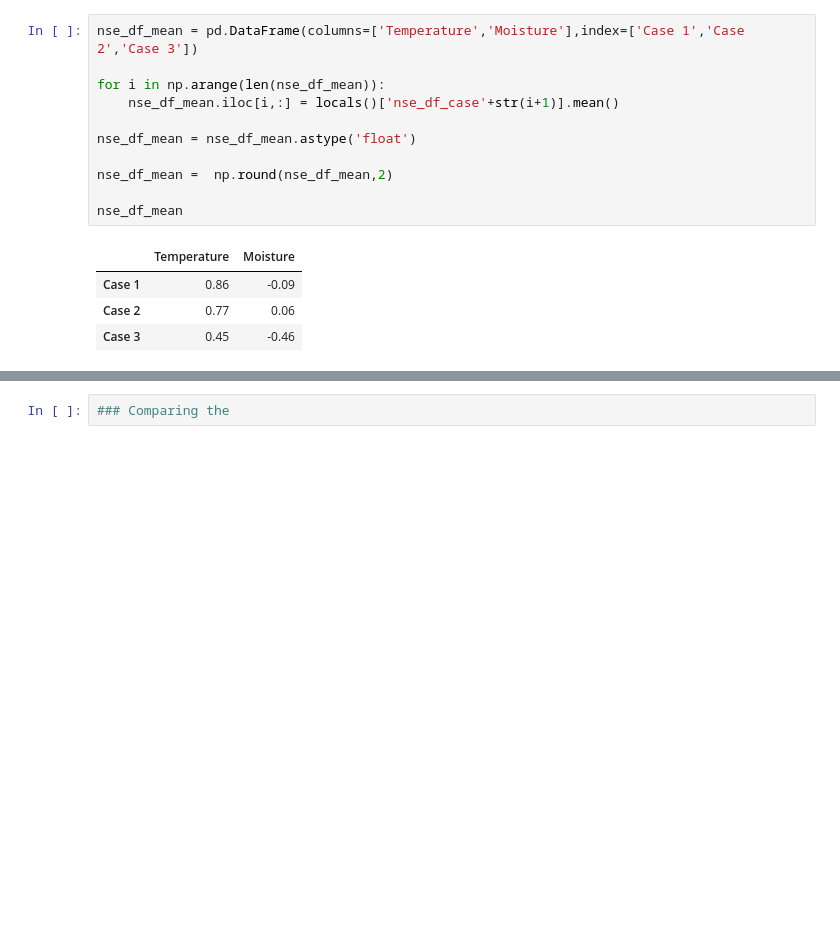
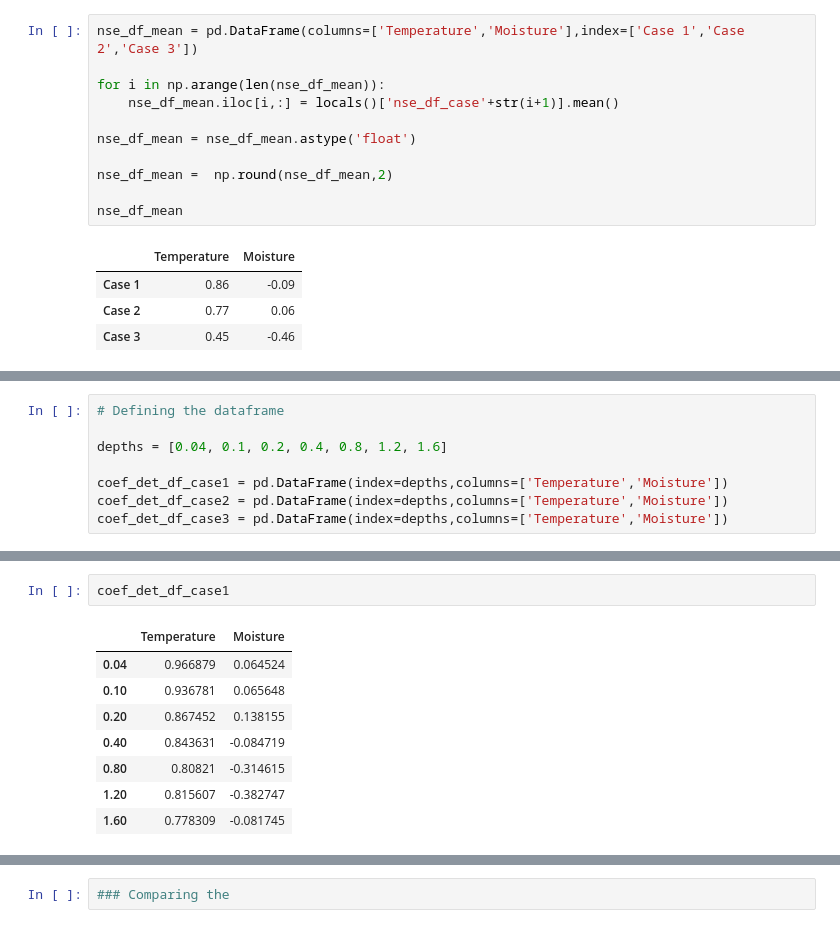
Before and after one commit to radhakrishnabl96/datamshapratirupa, a Jupyter notebook: 6_valid/Validation_output_analysis.ipynb, the cells around one changed output, grey strips where cells are left out. Drawn from its saved outputs; the diff is of its cells as text; blank space fills up the shorter version.

Commit message:
Figs and Tables for first article including codes

```diff
--- a/6_valid/Validation_output_analysis.ipynb
+++ b/6_valid/Validation_output_analysis.ipynb
@@ -686,0 +705,8 @@ nse_df_mean
+# %%
+# Defining the dataframe
+
+depths = [0.04, 0.1, 0.2, 0.4, 0.8, 1.2, 1.6]
+
+coef_det_df_case1 = pd.DataFrame(index=depths,columns=['Temperature','Moisture'])
+coef_det_df_case2 = pd.DataFrame(index=depths,columns=['Temperature','Moisture'])
+coef_det_df_case3 = pd.DataFrame(index=depths,columns=['Temperature','Moisture'])
@@ -686,0 +730,11 @@ nse_df_mean
+# %%
+coef_det_df_case1
+# %% [output]
+|  | Temperature | Moisture |
+| 0.04 | 0.966879 | 0.064524 |
+| 0.10 | 0.936781 | 0.065648 |
+| 0.20 | 0.867452 | 0.138155 |
+| 0.40 | 0.843631 | -0.084719 |
+| 0.80 | 0.80821 | -0.314615 |
+| 1.20 | 0.815607 | -0.382747 |
+| 1.60 | 0.778309 | -0.081745 |
```
Also changed, not shown: parts of 10 cells of this notebook, 39 other files.
